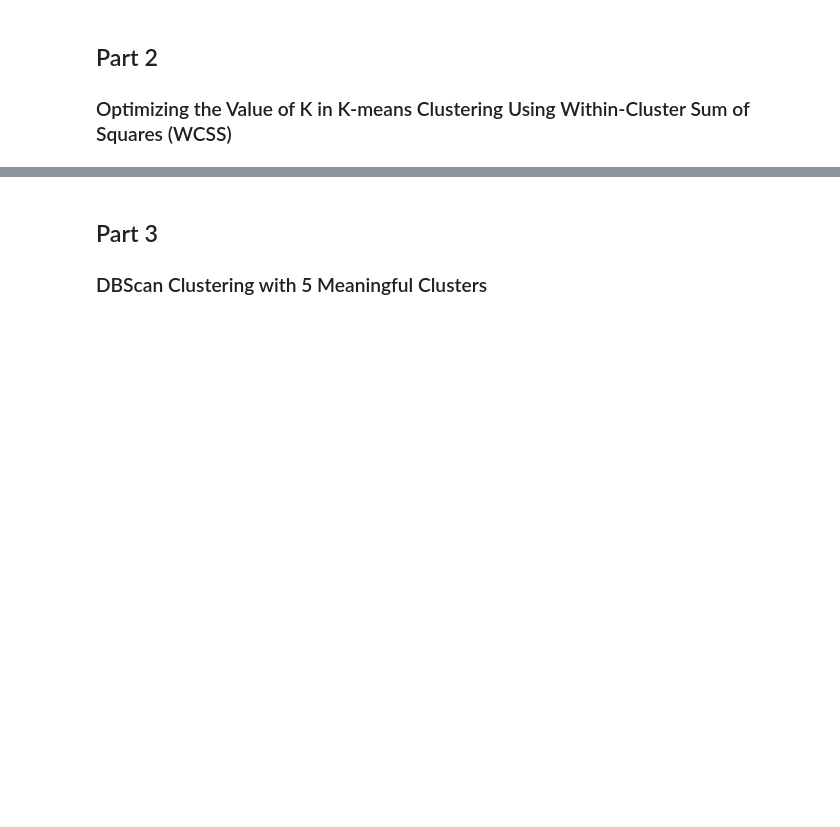
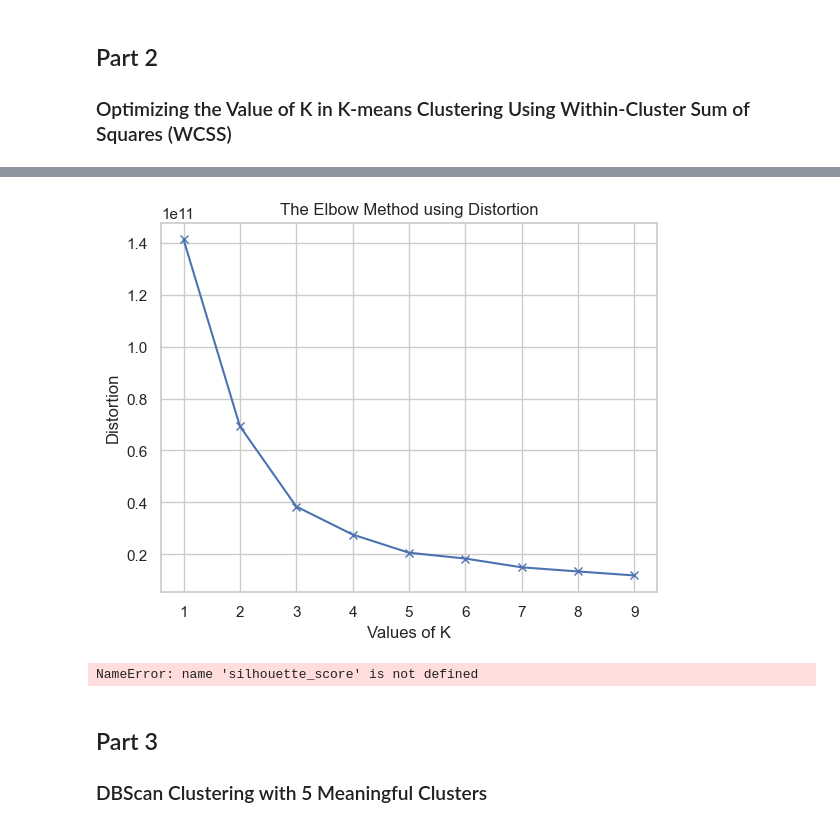
Before and after one commit to sixth-group/Faze2-FirstProject, a Jupyter notebook: section1-clustering/clustering.ipynb, the cells around one changed output, grey strips where cells are left out. Saved outputs shown, nothing was run; the diff lists cells and outputs as text; code cells hidden in the pictures; blank space fills up the shorter version.

```diff
--- a/section1-clustering/clustering.ipynb
+++ b/section1-clustering/clustering.ipynb
@@ -77,0 +139,45 @@ plt.show()
+# %%
+distortions = []
+inertias = []
+mapping1 = {}
+mapping2 = {}
+K = range(1, 10)
+
+for k in K:
+	# Building and fitting the model
+	kmeanModel = KMeans(n_clusters=k).fit(clustering_features)
+
+	distortions.append(sum(np.min(cdist(clustering_features, kmeanModel.cluster_centers_,
+										'euclidean'), axis=1)) / clustering_features.shape[0])
+	inertias.append(kmeanModel.inertia_)
+
+	mapping1[k] = sum(np.min(cdist(clustering_features, kmeanModel.cluster_centers_,
+								'euclidean'), axis=1)) / clustering_features.shape[0]
+	mapping2[k] = kmeanModel.inertia_
+
+plt.plot(K, distortions, 'bx-')
+plt.xlabel('Values of K')
+plt.ylabel('Distortion')
+plt.title('The Elbow Method using Distortion')
+plt.show()
+# %% [output]
+[figure, added]
+# %%
+silhouette_scores = []
+wcss = []
+
+for k in range(1, 11):
+    # Initialize and fit K-means model for the current k
+    kmeans = KMeans(n_clusters=k, random_state=0).fit(clustering_features)
+
+    # Get cluster labels
+    cluster_labels = kmeans.labels_
+
+    # Calculate silhouette score
+    silhouette_avg = silhouette_score(clustering_features, cluster_labels)
+    silhouette_scores.append(silhouette_avg)
+
+    # Calculate Within-Cluster Sum of Squares (WCSS) for later visualization
+    wcss.append(kmeans.inertia_)
+# %% [output]
+NameError: name 'silhouette_score' is not defined
```
Also changed, not shown: parts of 13 cells of this notebook.
